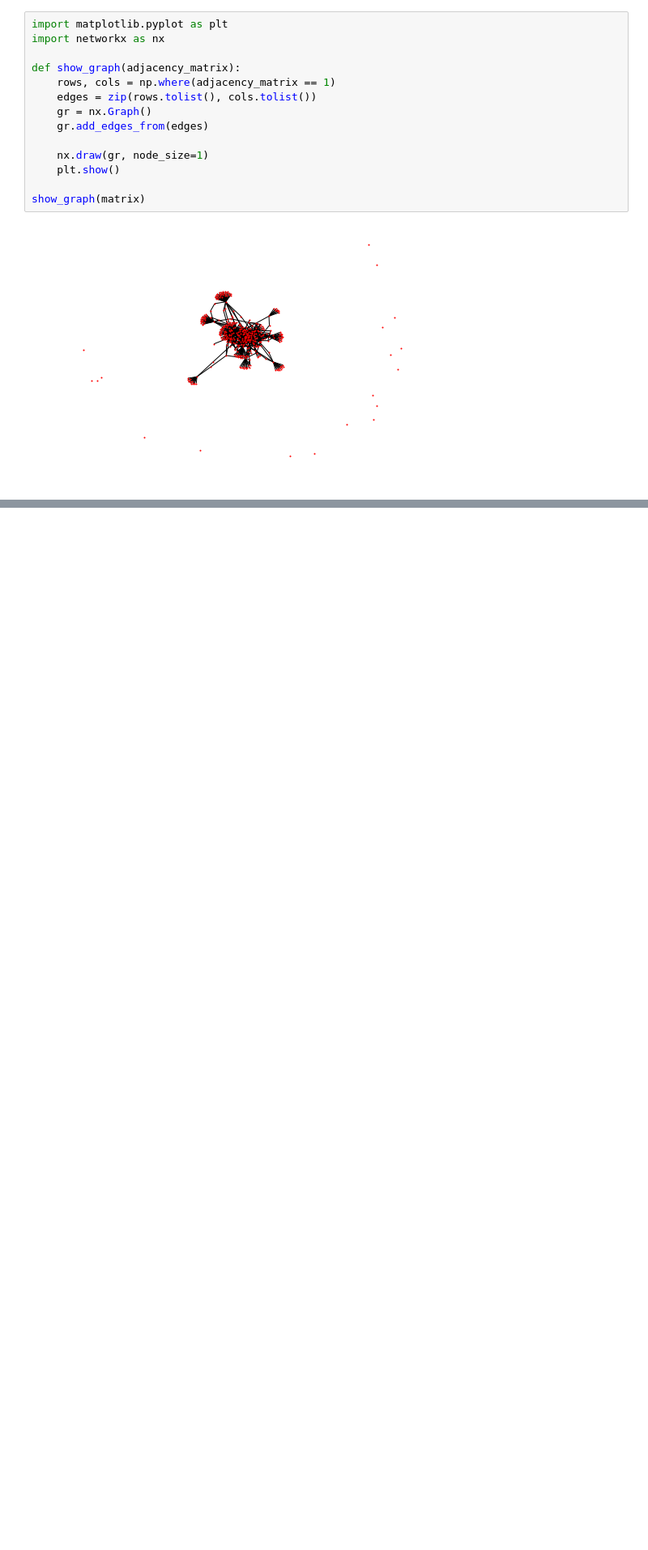
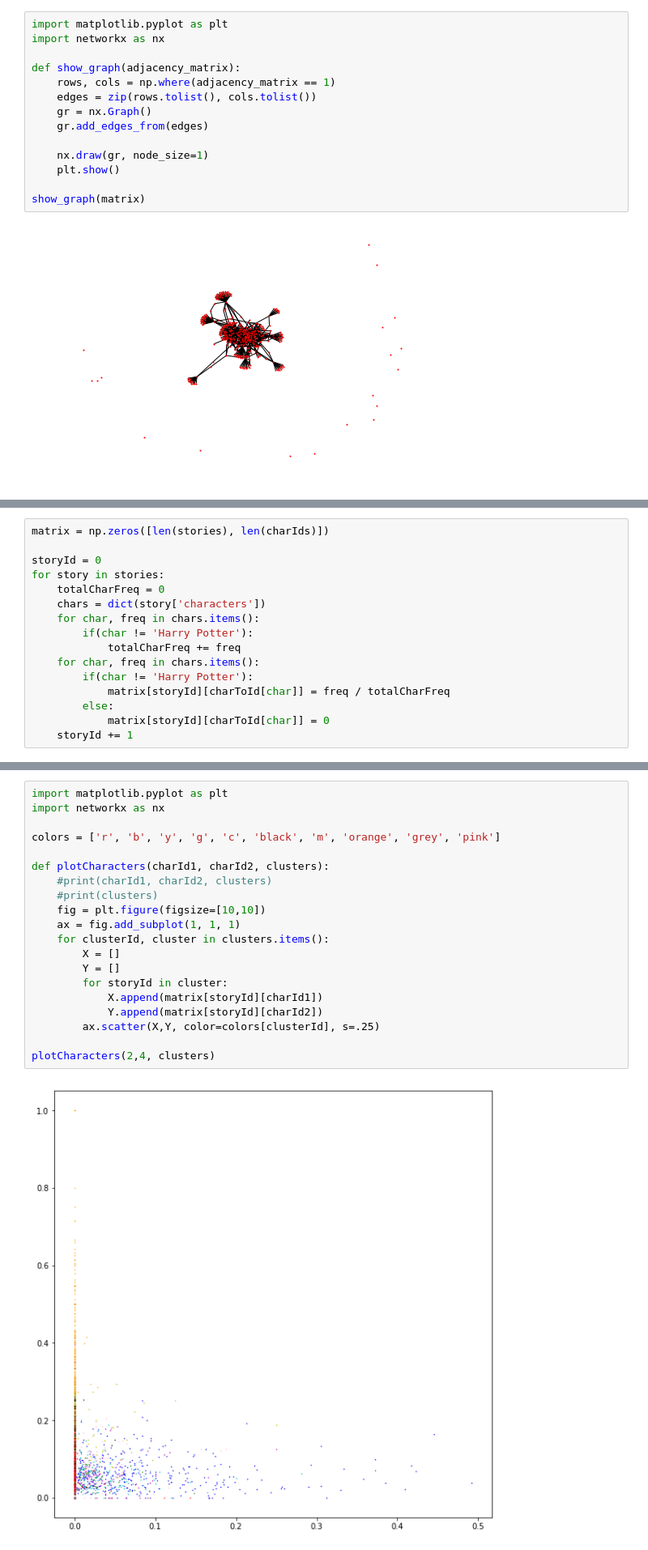
Before and after one commit to 470project/webcrawler, a Jupyter notebook: ResultsAggregation.ipynb, the cells around one changed output, grey strips where cells are left out. Shown: that part at 81% size. Saved outputs shown, nothing was run; the diff lists cells and outputs as text; blank space fills up the shorter version.

```diff
--- a/ResultsAggregation.ipynb
+++ b/ResultsAggregation.ipynb
@@ -156,0 +190,16 @@ show_graph(matrix)
+# %%
+matrix = np.zeros([len(stories), len(charIds)])
+
+storyId = 0
+for story in stories:
+    totalCharFreq = 0
+    chars = dict(story['characters'])
+    for char, freq in chars.items():
+        if(char != 'Harry Potter'):
+            totalCharFreq += freq
+    for char, freq in chars.items():
+        if(char != 'Harry Potter'):
+            matrix[storyId][charToId[char]] = freq / totalCharFreq
+        else:
+            matrix[storyId][charToId[char]] = 0
+    storyId += 1
@@ -156,0 +282,22 @@ show_graph(matrix)
+# %%
+import matplotlib.pyplot as plt
+import networkx as nx
+
+colors = ['r', 'b', 'y', 'g', 'c', 'black', 'm', 'orange', 'grey', 'pink']
+
+def plotCharacters(charId1, charId2, clusters):
+    #print(charId1, charId2, clusters)
+    #print(clusters)
+    fig = plt.figure(figsize=[10,10])
+    ax = fig.add_subplot(1, 1, 1)
+    for clusterId, cluster in clusters.items():
+        X = []
+        Y = []
+        for storyId in cluster:
+            X.append(matrix[storyId][charId1])
+            Y.append(matrix[storyId][charId2])
+        ax.scatter(X,Y, color=colors[clusterId], s=.25)
+
+plotCharacters(2,4, clusters)
+# %% [output]
+[figure, added]
```
Also changed, not shown: parts of 22 cells of this notebook.
